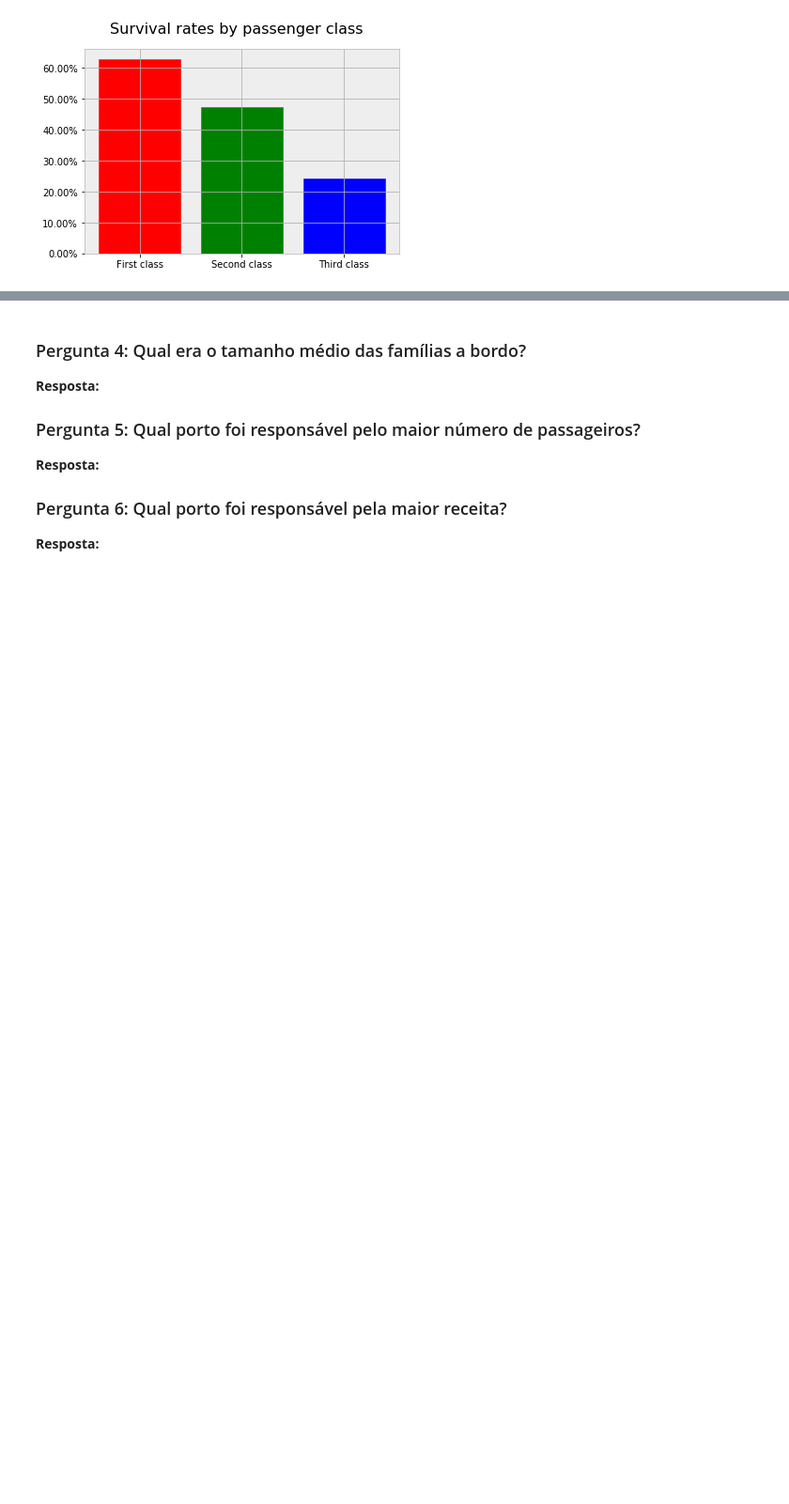
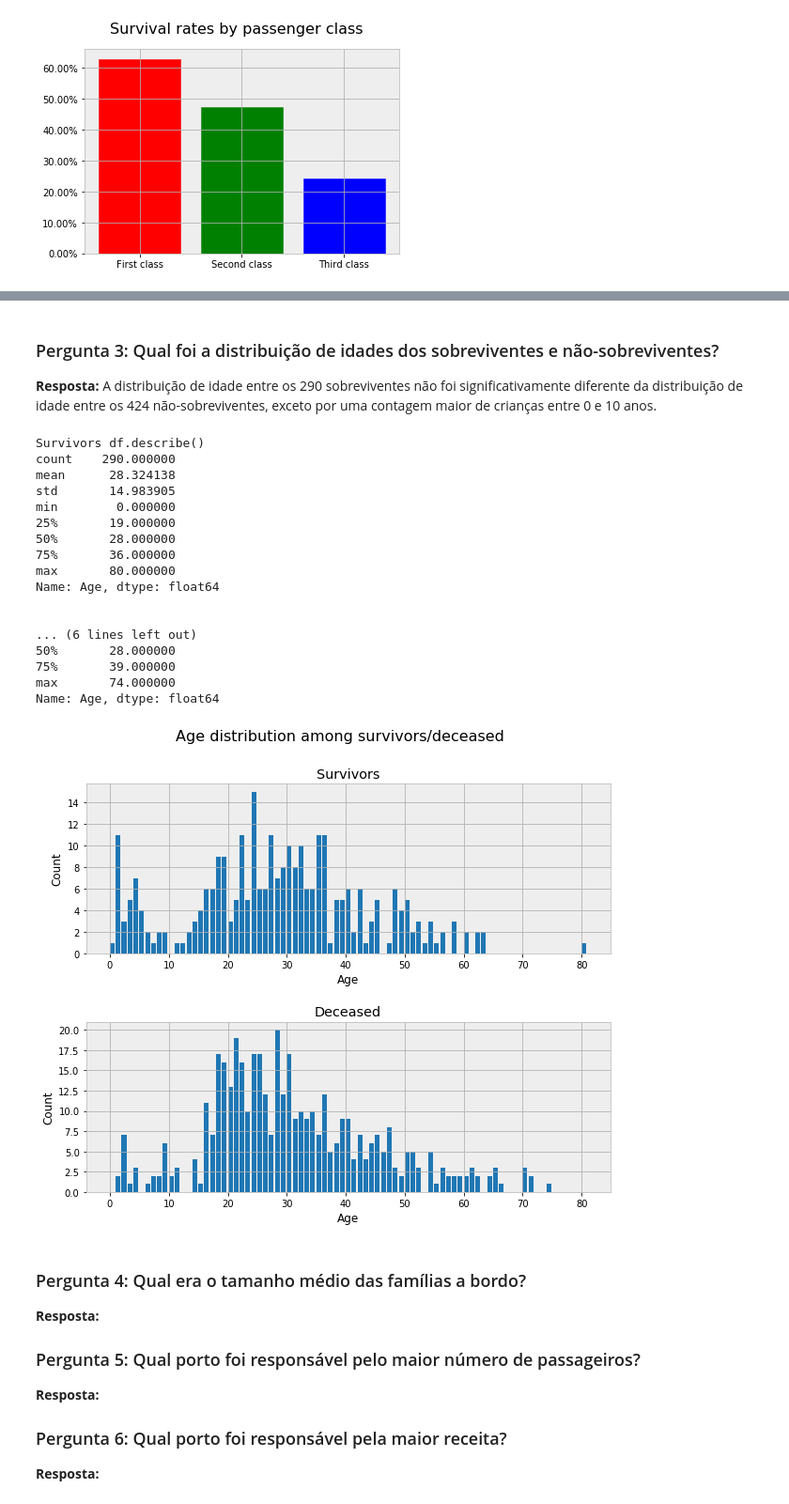
Before and after one commit to georgebrindeiro/udacity_nd110_investigate-a-dataset, a Jupyter notebook: investigate-a-dataset.ipynb, the cells around one changed output, grey strips where cells are left out. Shown at 94% size. Saved outputs shown, nothing was run; the diff lists cells and outputs as text; code cells hidden in the pictures; blank space fills up the shorter version.

```diff
--- a/investigate-a-dataset.ipynb
+++ b/investigate-a-dataset.ipynb
@@ -362,3 +342,70 @@ Name: Survived, Length: 142, dtype: int64
+# %% [markdown]
+### Pergunta 3: Qual foi a distribuição de idades dos sobreviventes e não-sobreviventes?
+
+**Resposta:** A distribuição de idade entre os 290 sobreviventes não foi significativamente diferente da distribuição de idade entre os 424 não-sobreviventes, exceto por uma contagem maior de crianças entre 0 e 10 anos.
+# %%
+# Truncamento de idade devido à presença
+df_q3_rounded_age = df[['Age', 'Survived']].copy()
+df_q3_rounded_age.Age = np.floor(df_q3_rounded_age.Age)
+
+df_q3_survived_age = df_q3_rounded_age[df_q3_rounded_age['Survived']==1]
+df_q3_deceased_age = df_q3_rounded_age[df_q3_rounded_age['Survived']==0]
+
+# Descrição distribuição de idades com df.describe()
+print('Survivors df.describe()')
+print(df_q3_survived_age.Age.describe());
+print('\n')
+
+print('Deceased df.describe()')
+print(df_q3_deceased_age.Age.describe());
+print('\n')
+
+df_q3_groupby_age = df_rounded_age.groupby(['Age', 'Survived'])['Survived']
+df_q3_groupby_age_counts = df_q3_groupby_age.count().unstack(1).fillna(0);
+
+# Histogramas com a distribuição de idade dos sobreviventes/falecidos
+ages = df_q3_groupby_age_counts.index.values
+
+#print(ages)
+
+survived = df_q3_groupby_age_counts[1]
+deceased = df_q3_groupby_age_counts[0]
+
+fig, ax = plt.subplots(2,1,figsize=(10, 8));
+
+fig.suptitle('Age distribution among survivors/deceased', fontsize=16);
+
+ax[0].set_title('Survivors');
+ax[0].set_xlabel('Age')
+ax[0].set_ylabel('Count')
+ax[0].bar(x=ages,height=survived,align='edge');
+
+ax[1].set_title('Deceased');
+ax[1].set_xlabel('Age')
+ax[1].set_ylabel('Count')
+ax[1].bar(x=ages,height=deceased,align='edge');
+
+plt.subplots_adjust(hspace=0.4)
+plt.show();
+# %% [output]
+Survivors df.describe()
+count    290.000000
+mean      28.324138
+std       14.983905
+min        0.000000
+25%       19.000000
+50%       28.000000
+75%       36.000000
+max       80.000000
+Name: Age, dtype: float64
+
+
+... (6 lines left out)
+50%       28.000000
+75%       39.000000
+max       74.000000
+Name: Age, dtype: float64
+[figure, added]
 # %% [markdown]
 
 
```
Also changed, not shown: parts of 6 cells of this notebook.
